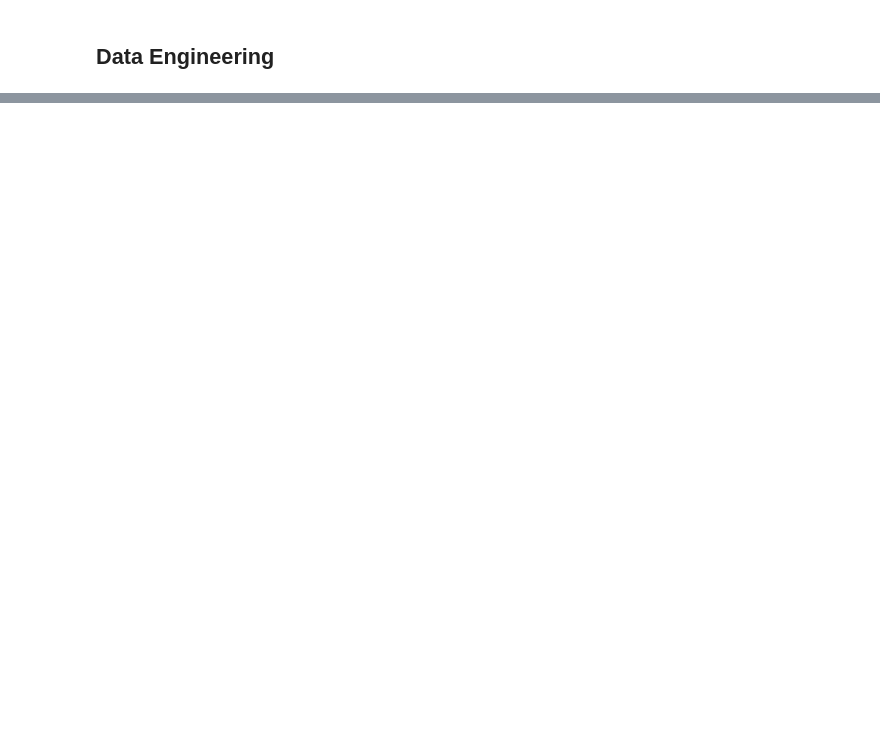
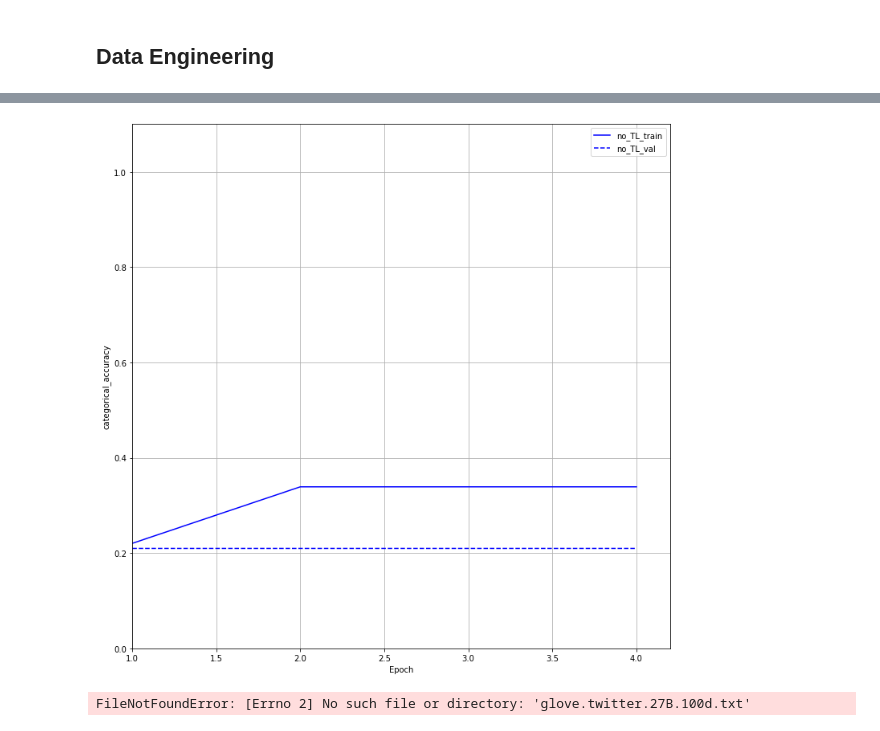
Before and after one commit to jamjewel/Stance-Classification-in-Tweets-using-NLP, a Jupyter notebook: DeepLearningAssignment2.ipynb, the cells around one changed output, grey strips where cells are left out. Cells and saved outputs as stored; diff of their text form; code cells hidden in the pictures; blank space fills up the shorter version.

```diff
--- a/DeepLearningAssignment2.ipynb
+++ b/DeepLearningAssignment2.ipynb
@@ -208,0 +480,17 @@ ModuleNotFoundError: No module named 'spacy'
+# %%
+plotter(m_histories, ylim=[0.0, 1.1], metric = 'categorical_accuracy')
+# %% [output]
+[figure, added]
+# %%
+file = open('glove.twitter.27B.100d.txt', encoding='utf-8')
+
+glove_vectors = dict()
+for line in file:
+  values = line.split()
+  word = values[0]
+  features = np.asarray(values[1:])
+  glove_vectors[word] = features
+
+file.close()
+# %% [output]
+FileNotFoundError: [Errno 2] No such file or directory: 'glove.twitter.27B.100d.txt'
```
Also changed, not shown: parts of 38 cells of this notebook.
